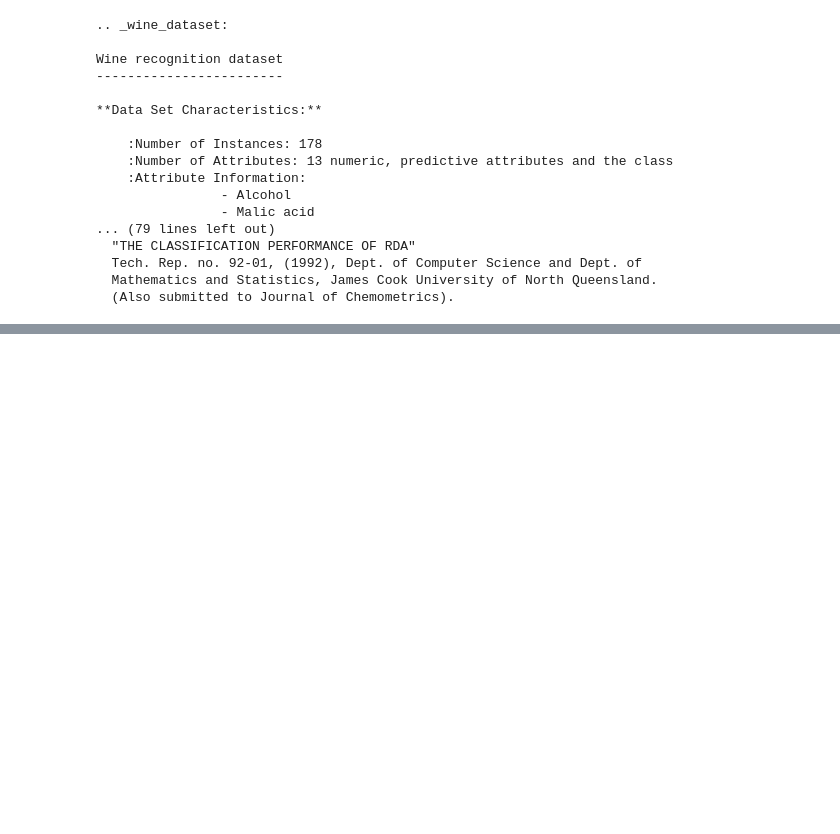
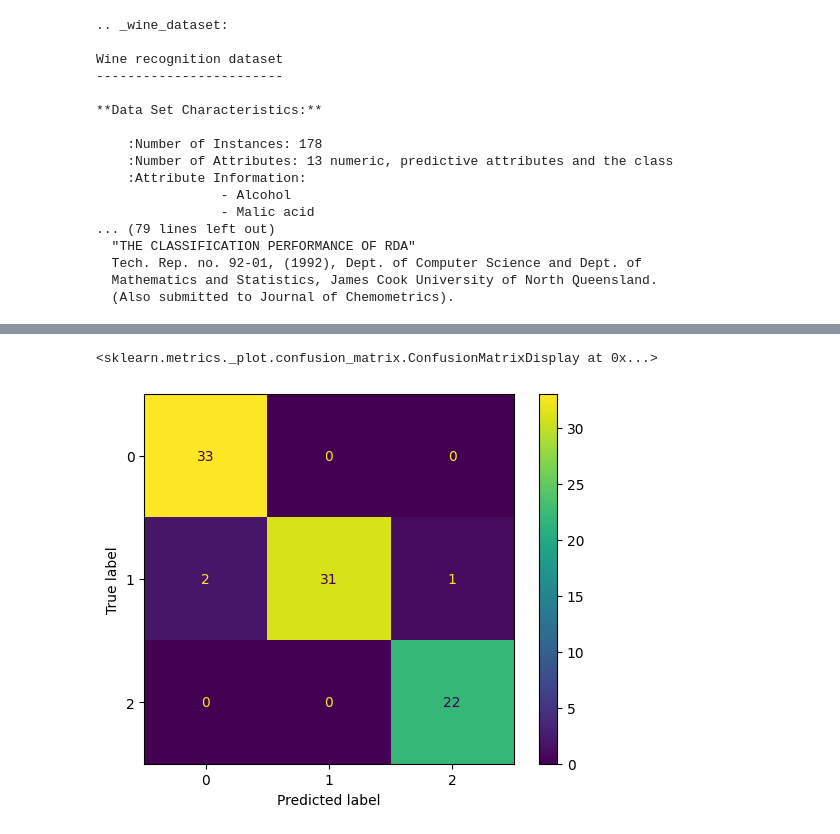
Before and after one commit to JonasBE13/machine-learning-jonas-bengtstrom, a Jupyter notebook: Code-along/L6-KNN.ipynb, the cells around one changed output, grey strips where cells are left out. Saved outputs shown, nothing was run; the diff lists cells and outputs as text; code cells hidden in the pictures; blank space fills up the shorter version.

```diff
--- a/Code-along/L6-KNN.ipynb
+++ b/Code-along/L6-KNN.ipynb
@@ -63,0 +159,3 @@ Wine recognition dataset
+# %%
+df = df.drop("total_phenols", axis = 1) # vi droppar för att den har hög korrelation med wine_class, fråga kokchun
+df.head()
@@ -63,0 +181,19 @@ Wine recognition dataset
+# %%
+from sklearn.preprocessing import MinMaxScaler
+from sklearn.model_selection import train_test_split
+from sklearn.neighbors import KNeighborsClassifier # eftersom det är klasser vi ska klassificera
+
+X, y = df.drop("wine_class", axis="columns"), df["wine_class"]
+
+X_train, X_test, y_train, y_test = train_test_split(X, y, test_size=0.5, random_state=42)
+
+scaler = MinMaxScaler()
+scaled_X_train = scaler.fit_transform(X_train)
+scaled_X_test = scaler.transform(X_test)
+
+model = KNeighborsClassifier(n_neighbors=1)
+model.fit(scaled_X_train, y_train)
+
+y_pred = model.predict(scaled_X_test)
+print(f"{y_pred=}")
+print(f"{y_test.values=}")
@@ -63,0 +213,8 @@ Wine recognition dataset
+# %%
+from sklearn.metrics import confusion_matrix, ConfusionMatrixDisplay, classification_report
+
+cm = confusion_matrix(y_test, y_pred)
+ConfusionMatrixDisplay(cm).plot()
+# %% [output]
+<sklearn.metrics._plot.confusion_matrix.ConfusionMatrixDisplay at 0x...>
+[figure, added]
```
Also changed, not shown: parts of 20 cells of this notebook.
